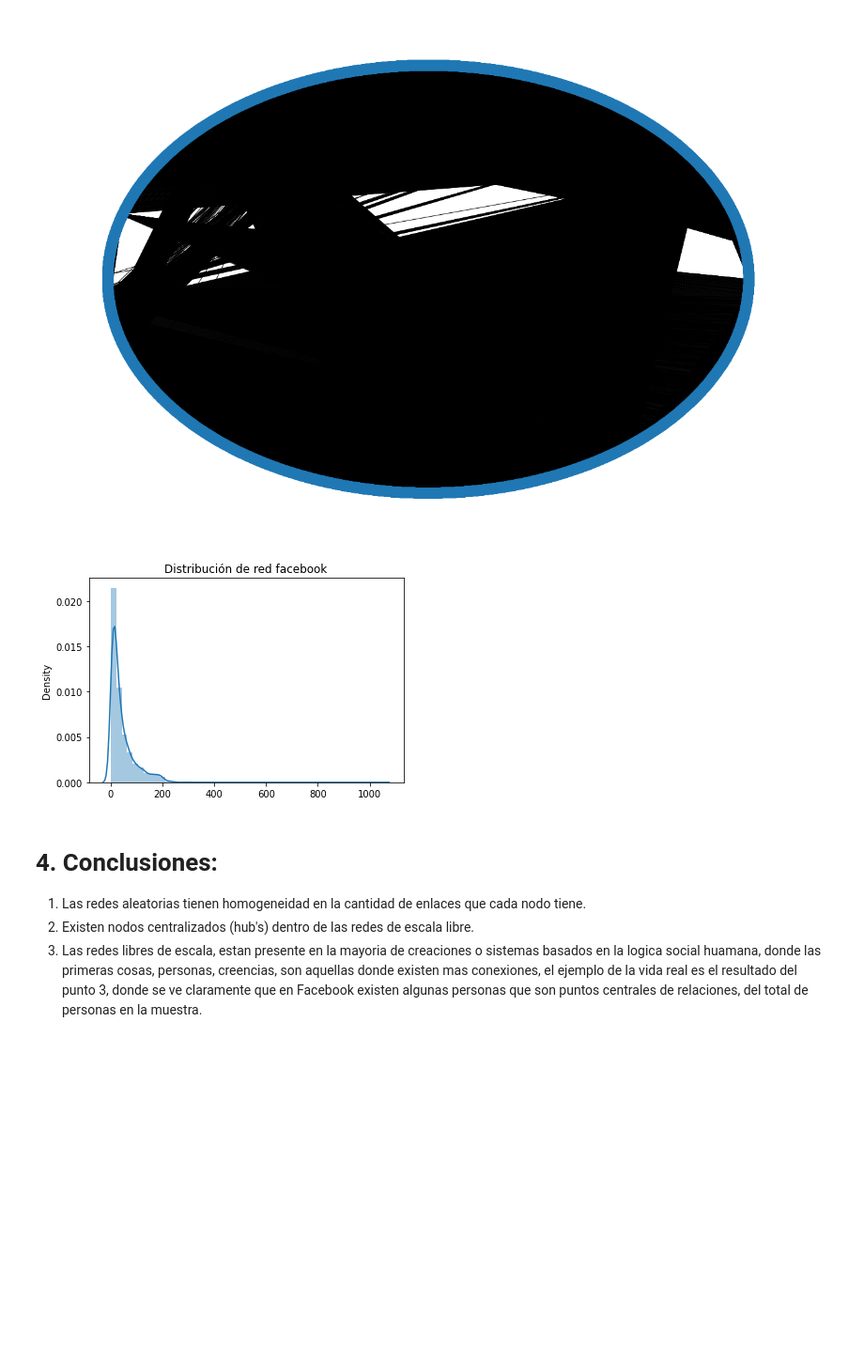
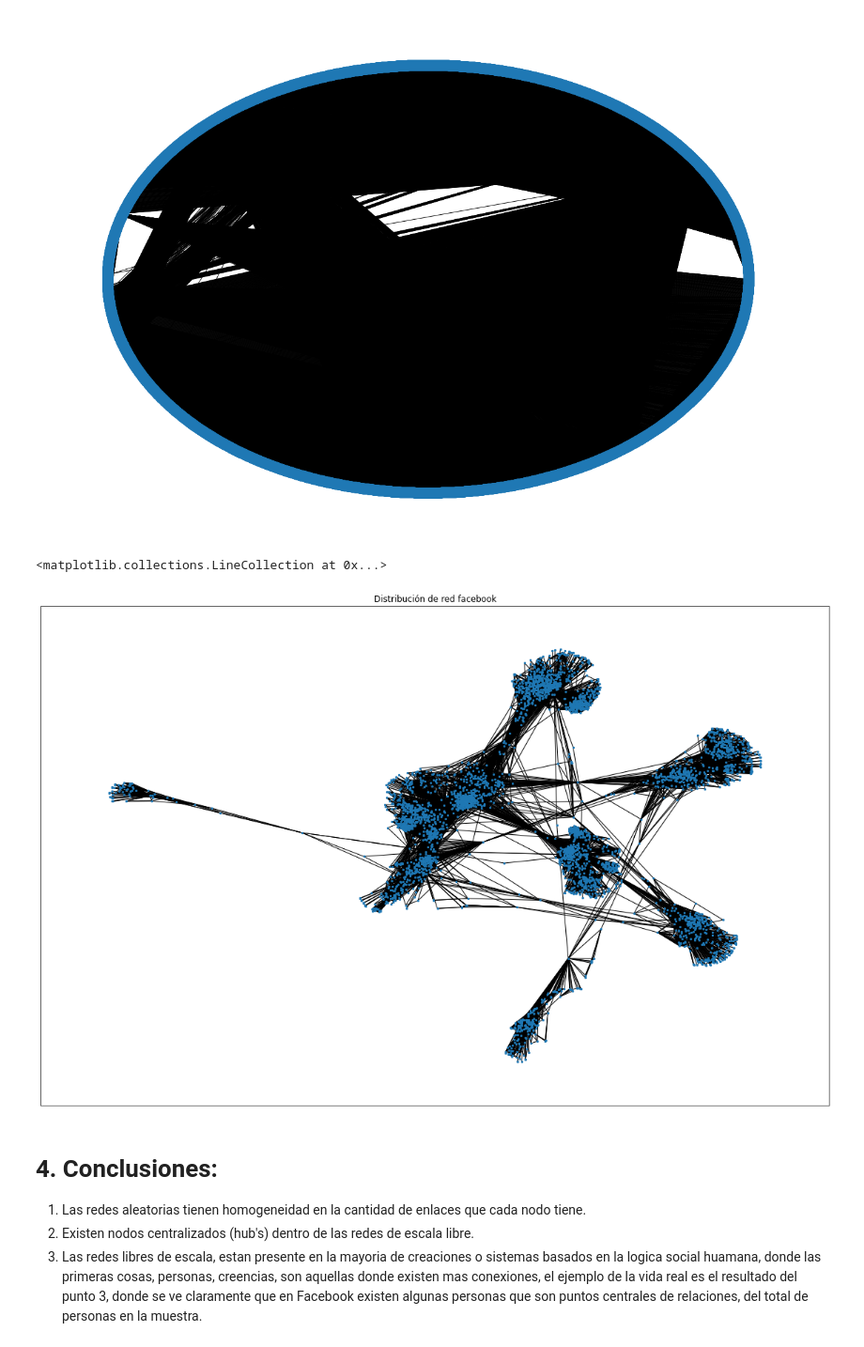
Before and after one commit to jsebastianquiroga/Topicos_analitica, a Jupyter notebook: Notebook/Social_Network_1.ipynb, the cells around one changed output. Shown at 94% size. Drawn from its saved outputs; the diff is of its cells as text; code cells hidden in the pictures; blank space fills up the shorter version.

```diff
--- a/Notebook/Social_Network_1.ipynb
+++ b/Notebook/Social_Network_1.ipynb
@@ -301,11 +301,19 @@ Nodos iniciales de la red Sitética: 4039
 Conexiones iniciales de la red Sitética: 88233
 ------------------------------------------------------
 [figure]
-# %%
-#DISTRIBUCION GRAFO FACEBOOK
-plot_degree_dist(H, 'Distribución de red facebook')
-# %% [output]
-[figure, removed]
+# %%
+#DISTRIBUCION GRAFO FACEBOOK
+# plot_degree_dist(H, 'Distribución de red facebook')
+
+plt.figure(figsize=(20,13))
+plt.title('Distribución de red facebook')
+
+pos = nx.spring_layout(H)
+nx.draw_networkx_nodes(H,pos,node_size=5)
+nx.draw_networkx_edges(H,pos, alpha=1)
+# %% [output]
+<matplotlib.collections.LineCollection at 0x...>
+[figure, added]
 # %% [markdown]
 # <h1><strong> 4. Conclusiones: </h1></strong>
 
```
Also changed, not shown: parts of 9 cells of this notebook.
